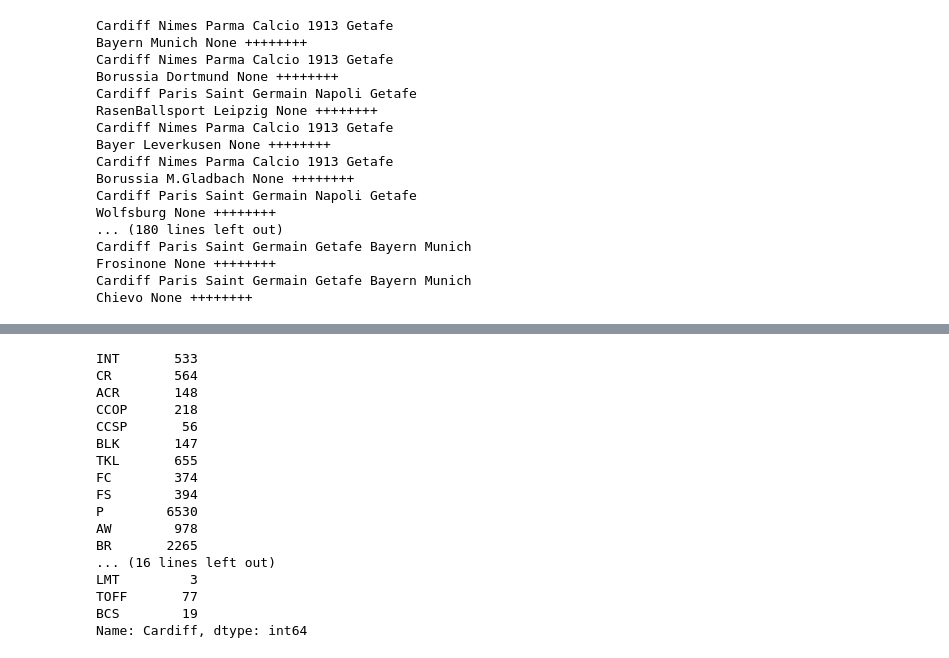
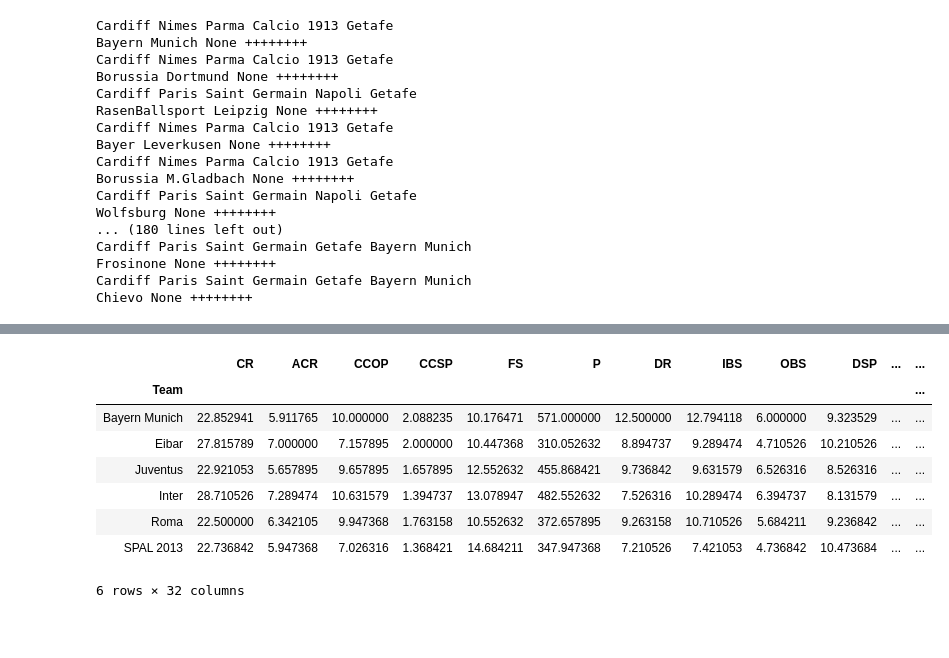
Before and after one commit to triolinho/final_project_repo, a Jupyter notebook: final_3.ipynb, the cells around one changed output, grey strips where cells are left out. Saved outputs shown, nothing was run; the diff lists cells and outputs as text; code cells hidden in the pictures; blank space fills up the shorter version.

```diff
--- a/final_3.ipynb
+++ b/final_3.ipynb
@@ -492,20 +477,12 @@ Length: 98, dtype: float64
-# %%
-df_stats_total4.iloc[35]
-# %% [output]
-INT       533
-CR        564
-ACR       148
-CCOP      218
-CCSP       56
-BLK       147
-TKL       655
-FC        374
-FS        394
-P        6530
-AW        978
-BR       2265
-... (16 lines left out)
-LMT         3
-TOFF       77
-BCS        19
-Name: Cardiff, dtype: int64
+# %%
+df_stats_poss2[df_stats_poss2['CR'] > 22]
+# %% [output]
+|  | CR | ACR | CCOP | CCSP | FS | P | DR | IBS | OBS | DSP | ... | ... |
+| Team |  |  |  |  |  |  |  |  |  |  |  | ... |
+| Bayern Munich | 22.852941 | 5.911765 | 10.000000 | 2.088235 | 10.176471 | 571.000000 | 12.500000 | 12.794118 | 6.000000 | 9.323529 | ... | ... |
+| Eibar | 27.815789 | 7.000000 | 7.157895 | 2.000000 | 10.447368 | 310.052632 | 8.894737 | 9.289474 | 4.710526 | 10.210526 | ... | ... |
+| Juventus | 22.921053 | 5.657895 | 9.657895 | 1.657895 | 12.552632 | 455.868421 | 9.736842 | 9.631579 | 6.526316 | 8.526316 | ... | ... |
+| Inter | 28.710526 | 7.289474 | 10.631579 | 1.394737 | 13.078947 | 482.552632 | 7.526316 | 10.289474 | 6.394737 | 8.131579 | ... | ... |
+| Roma | 22.500000 | 6.342105 | 9.947368 | 1.763158 | 10.552632 | 372.657895 | 9.263158 | 10.710526 | 5.684211 | 9.236842 | ... | ... |
+| SPAL 2013 | 22.736842 | 5.947368 | 7.026316 | 1.368421 | 14.684211 | 347.947368 | 7.210526 | 7.421053 | 4.736842 | 10.473684 | ... | ... |
+6 rows × 32 columns
```
Also changed, not shown: parts of 9 cells of this notebook, 6 other files.
